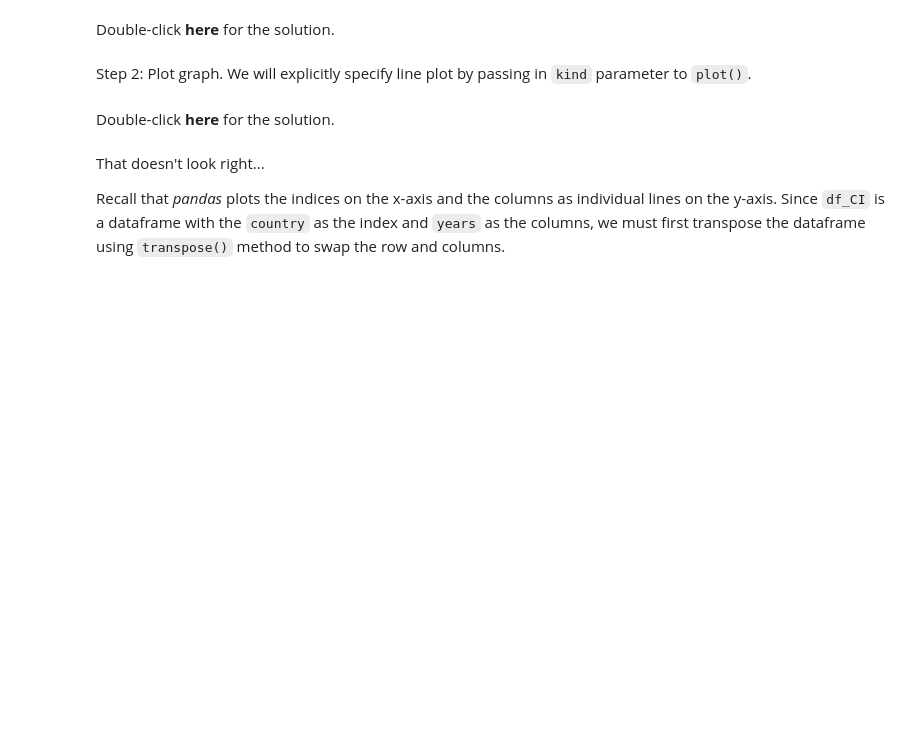
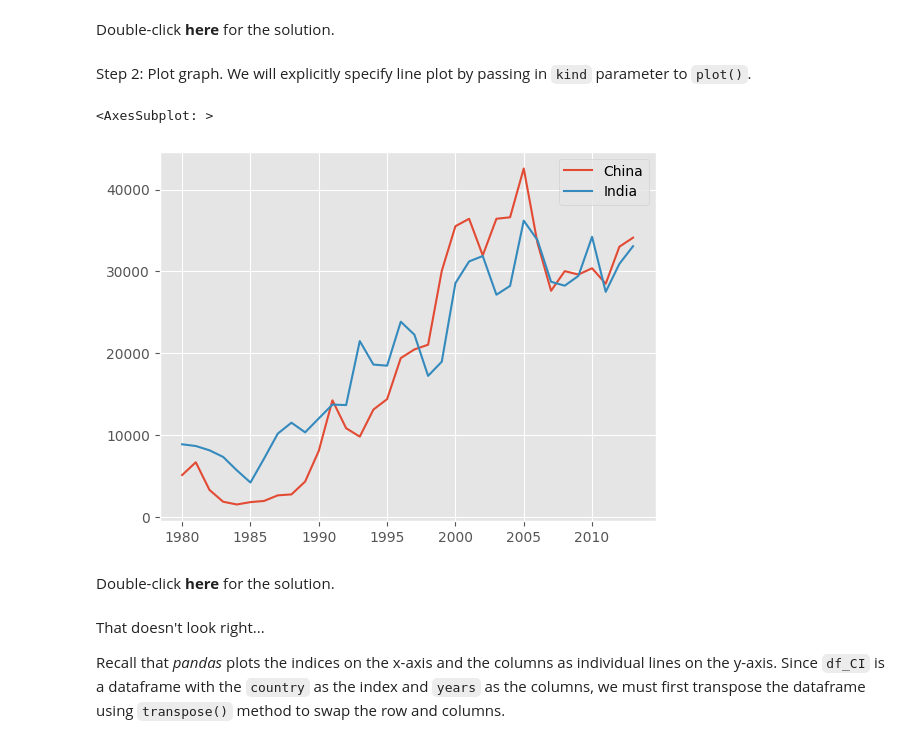
Before and after one commit to JoseWRPereira/jupyter-lab, a Jupyter notebook: Coursera-IBM/laboratories/DV0101EN-1-1-1-Introduction-to-Matplotlib-and-Line-Plots-py-v2.0.ipynb, the cells around one changed output. Drawn from its saved outputs; the diff is of its cells as text; code cells hidden in the pictures; blank space fills up the shorter version.

```diff
--- a/Coursera-IBM/laboratories/DV0101EN-1-1-1-Introduction-to-Matplotlib-and-Line-Plots-py-v2.0.ipynb
+++ b/Coursera-IBM/laboratories/DV0101EN-1-1-1-Introduction-to-Matplotlib-and-Line-Plots-py-v2.0.ipynb
@@ -363,3 +632,5 @@ We can easily add more countries to line plot to make meaningful comparisons imm
 Step 1: Get the data set for China and India, and display dataframe.
 # %%
 ### type your answer here
+df_CI = df_can.loc[['China', 'India'], years]
+df_CI
@@ -373,6 +649,10 @@ df_CI.head()
 Step 2: Plot graph. We will explicitly specify line plot by passing in `kind` parameter to `plot()`.
 # %%
 ### type your answer here
+df_CI.T.plot(kind='line')
+# %% [output]
+<AxesSubplot: >
+[figure, added]
 # %% [markdown]
 Double-click __here__ for the solution.
 <!-- The correct answer is:
```
Also changed, not shown: parts of 37 cells of this notebook, 7 other files.
